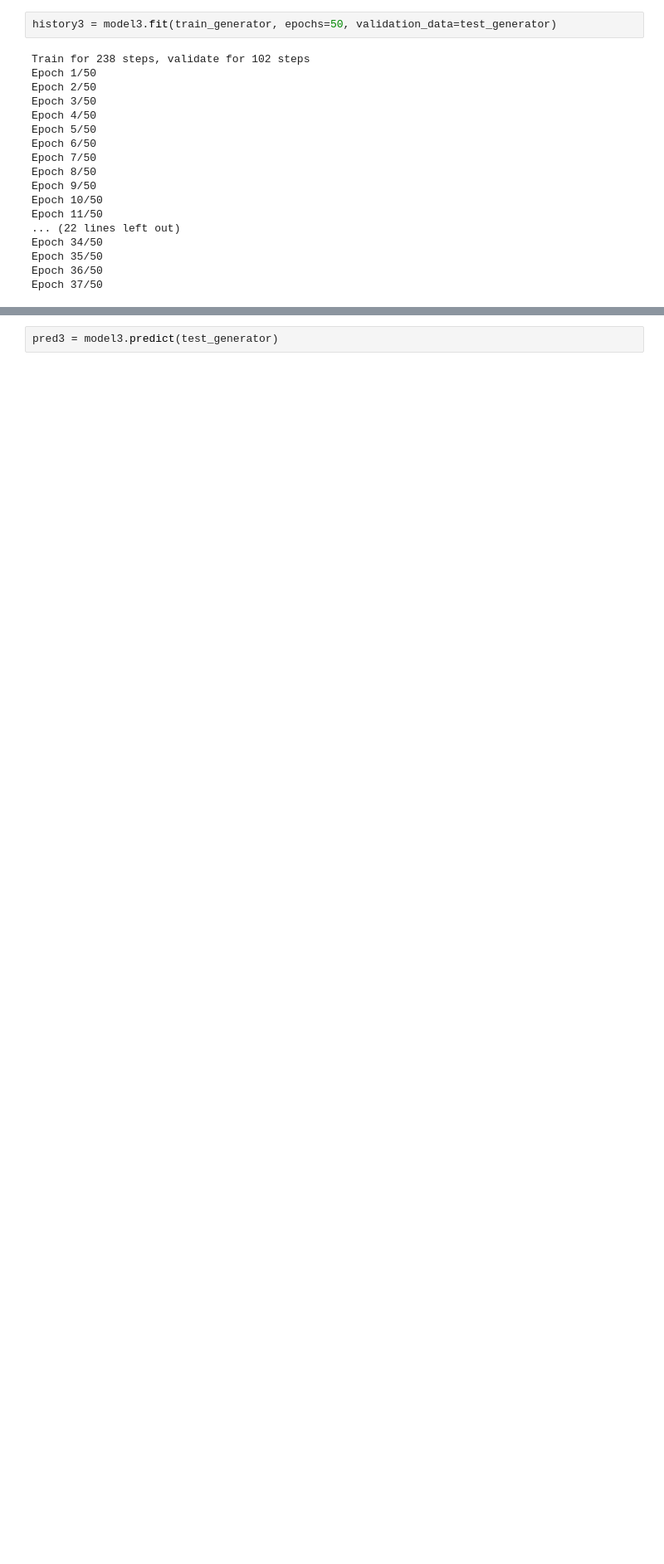
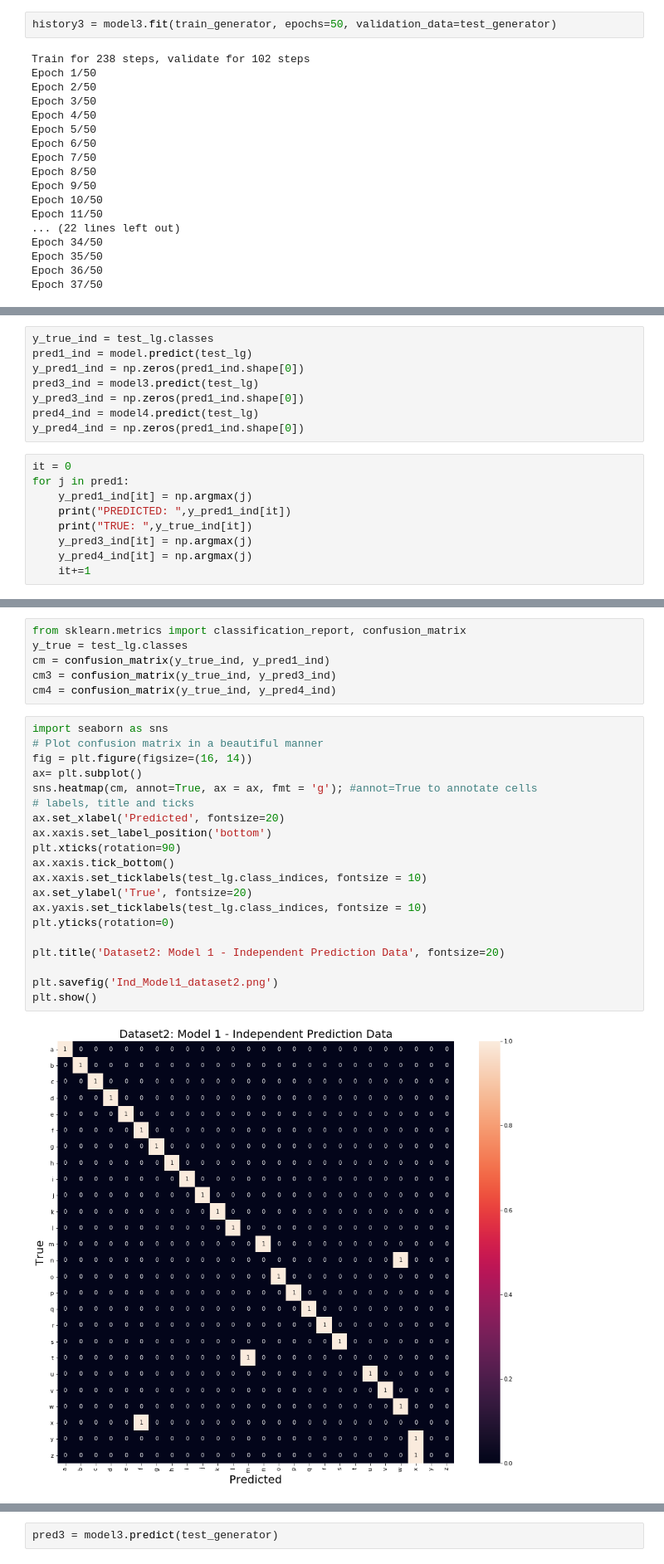
Before and after one commit to abigailfrancis/EE382_ASL_recognition, a Jupyter notebook: Data_Preprocessing.ipynb, the cells around one changed output, grey strips where cells are left out. Shown at 83% size. Drawn from its saved outputs; the diff is of its cells as text; blank space fills up the shorter version.

```diff
--- a/Data_Preprocessing.ipynb
+++ b/Data_Preprocessing.ipynb
@@ -486,0 +444,17 @@ len(train_generator)
+# %%
+y_true_ind = test_lg.classes
+pred1_ind = model.predict(test_lg)
+y_pred1_ind = np.zeros(pred1_ind.shape[0])
+pred3_ind = model3.predict(test_lg)
+y_pred3_ind = np.zeros(pred1_ind.shape[0])
+pred4_ind = model4.predict(test_lg)
+y_pred4_ind = np.zeros(pred1_ind.shape[0])
+# %%
+it = 0
+for j in pred1:
+    y_pred1_ind[it] = np.argmax(j)
+    print("PREDICTED: ",y_pred1_ind[it])
+    print("TRUE: ",y_true_ind[it])
+    y_pred3_ind[it] = np.argmax(j)
+    y_pred4_ind[it] = np.argmax(j)
+    it+=1
@@ -486,0 +501,28 @@ len(train_generator)
+# %%
+from sklearn.metrics import classification_report, confusion_matrix
+y_true = test_lg.classes
+cm = confusion_matrix(y_true_ind, y_pred1_ind)
+cm3 = confusion_matrix(y_true_ind, y_pred3_ind)
+cm4 = confusion_matrix(y_true_ind, y_pred4_ind)
+# %%
+import seaborn as sns
+# Plot confusion matrix in a beautiful manner
+fig = plt.figure(figsize=(16, 14))
+ax= plt.subplot()
+sns.heatmap(cm, annot=True, ax = ax, fmt = 'g'); #annot=True to annotate cells
+# labels, title and ticks
+ax.set_xlabel('Predicted', fontsize=20)
+ax.xaxis.set_label_position('bottom')
+plt.xticks(rotation=90)
+ax.xaxis.tick_bottom()
+ax.xaxis.set_ticklabels(test_lg.class_indices, fontsize = 10)
+ax.set_ylabel('True', fontsize=20)
+ax.yaxis.set_ticklabels(test_lg.class_indices, fontsize = 10)
+plt.yticks(rotation=0)
+
+plt.title('Dataset2: Model 1 - Independent Prediction Data', fontsize=20)
+
+plt.savefig('Ind_Model1_dataset2.png')
+plt.show()
+# %% [output]
+[figure, added]
```
Also changed, not shown: parts of 39 cells of this notebook, 33 other files.
